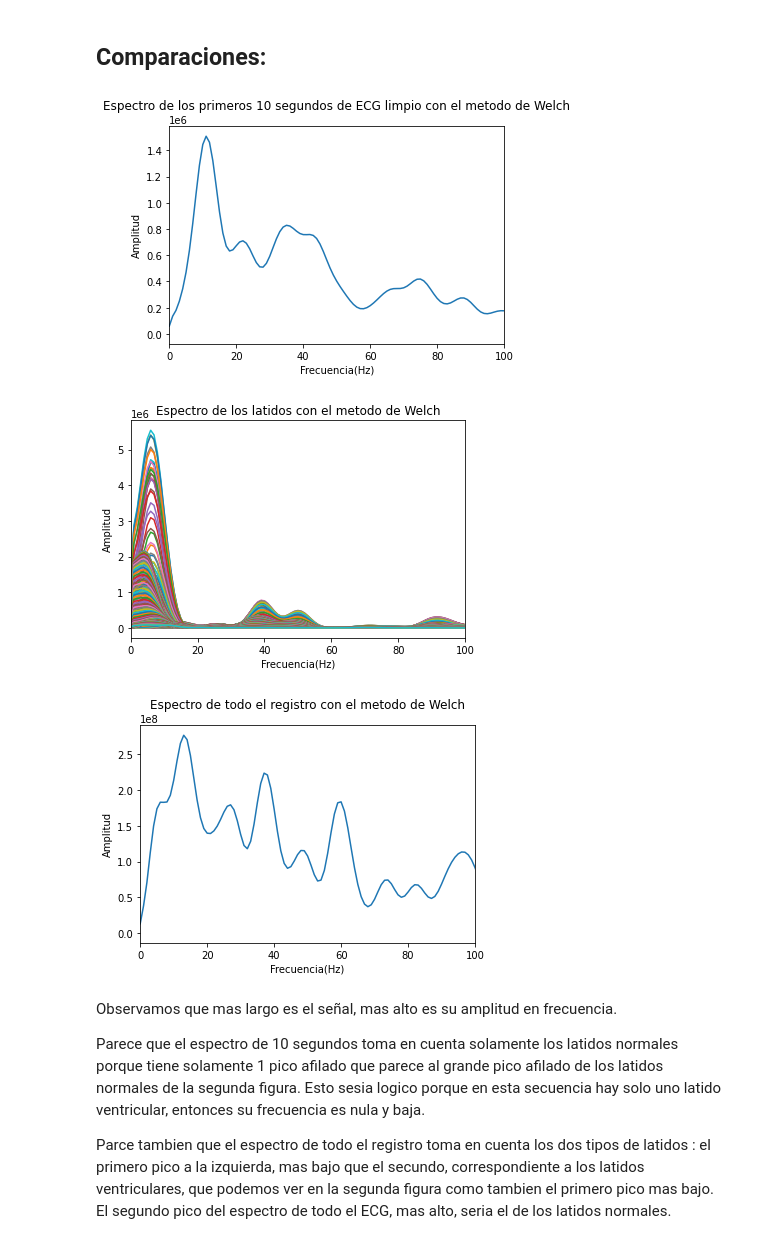
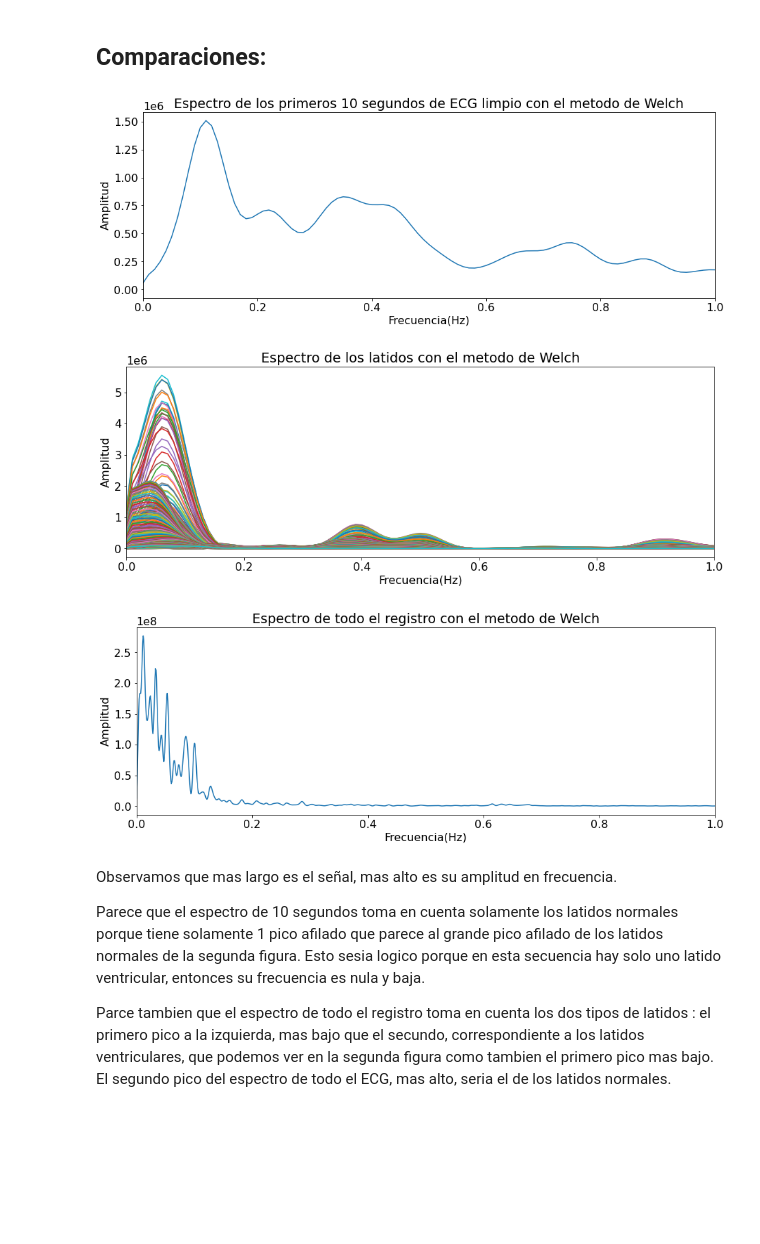
Before and after one commit to Mathilde-lelephant/Mathilde-d-Hebrail-PDS-repo, a Jupyter notebook: notebook8.ipynb, the cells around one changed output. Drawn from its saved outputs; the diff is of its cells as text; code cells hidden in the pictures; blank space fills up the shorter version.

```diff
--- a/notebook8.ipynb
+++ b/notebook8.ipynb
@@ -115,9 +124,9 @@ for i in range(len(cut_points) - 1):
     #segment_signal = normalize(segment_signal)
     array.append(segment_signal)
 
-    plt.plot(segment_signal)
+    plt.plot(tt[:600], segment_signal)
     plt.title("Latidos presentes en el registro agrupados por tipo")
-    plt.xlabel("Tiempo")
+    plt.xlabel("Tiempo en s")
     plt.ylabel("Amplitud")
 
 plt.show()
@@ -187,40 +200,42 @@ plt.show()
 ## Comparaciones:
 # %%
 f1, pW1 = sg.welch(data[5000:15000], fs=fs_ecg, window='hann', nfft = 10000, nperseg=int(np.round(10000/5)))
+f1 = f1/10
 
 plt.figure
-plt.plot((pW1))
+plt.plot(f1,(pW1))
 plt.title("Espectro de los primeros 10 segundos de ECG limpio con el metodo de Welch")
 plt.xlabel("Frecuencia(Hz)")
 plt.ylabel("Amplitud")
-plt.xlim(0, 100)
+plt.xlim(0, 1)
 plt.show()
 
 
 f2, pW2 = sg.welch(array, fs=fs_ecg, window='hann', nfft = 10000, nperseg=int(np.round(10000/5)), axis = 0)
+f2 = f2/10
 
 plt.figure
-plt.plot((pW2))
+plt.plot(f2,(pW2))
 plt.title("Espectro de los latidos con el metodo de Welch")
 plt.xlabel("Frecuencia(Hz)")
 plt.ylabel("Amplitud")
-plt.xlim(0, 100)
+plt.xlim(0, 1)
 plt.show()
 
 
-f1, pW1 = sg.welch(data, fs=fs_ecg, window='hann', nfft = len(data), nperseg=int(np.round(len(data)/5)))
+f3, pW3 = sg.welch(data, fs=fs_ecg, window='hann', nfft = len(data), nperseg=int(np.round(len(data)/5)))
 
 plt.figure
-plt.plot((pW1))
+plt.plot(f3,(pW3))
 plt.title("Espectro de todo el registro con el metodo de Welch")
 plt.xlabel("Frecuencia(Hz)")
 plt.ylabel("Amplitud")
-plt.xlim(0, 100)
+plt.xlim(0, 1)
 plt.show()
 # %% [output]
-[figure, old version]
+[figure, new version]
-[figure, old version]
+[figure, new version]
-[figure, old version]
+[figure, new version]
 # %% [markdown]
 Observamos que mas largo es el señal, mas alto es su amplitud en frecuencia.
 
```
Also changed, not shown: parts of 12 cells of this notebook, 1 other file.
